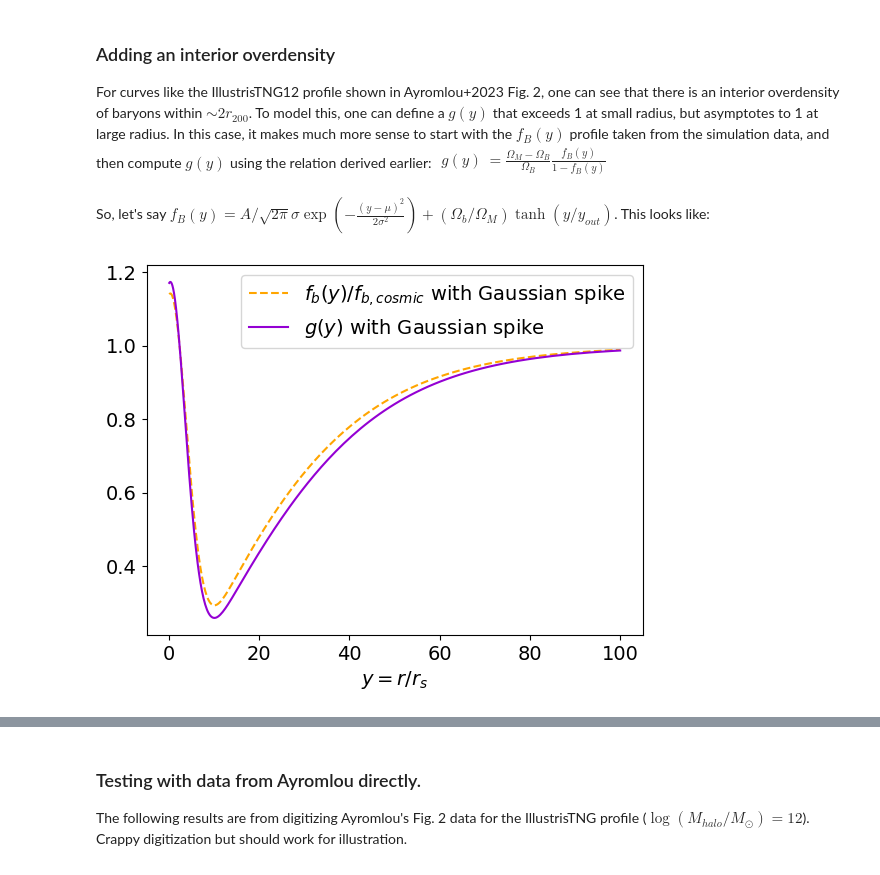
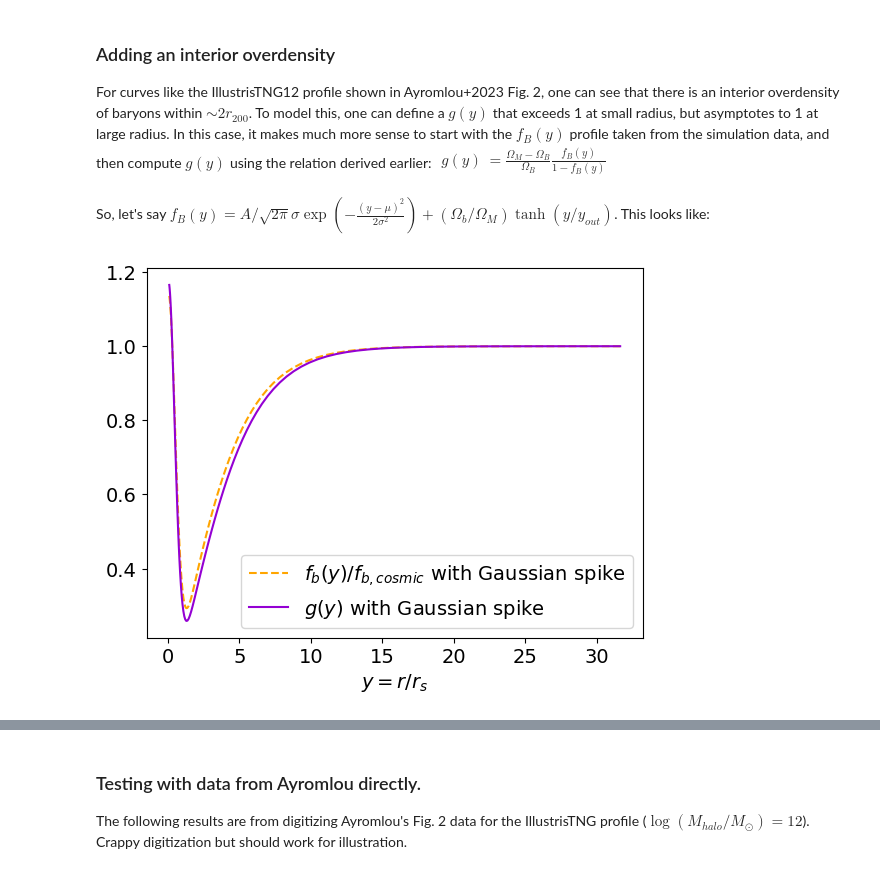
Before and after one commit to FRBs/FRB, a Jupyter notebook: docs/nb/generalized_halo_profile.ipynb, the cells around one changed output, grey strips where cells are left out. Cells and saved outputs as stored; diff of their text form; code cells hidden in the pictures.

```diff
--- a/docs/nb/generalized_halo_profile.ipynb
+++ b/docs/nb/generalized_halo_profile.ipynb
@@ -165,9 +165,8 @@ import matplotlib.pyplot as plt
 Omega_ratio = cosmo.Ob0 / (cosmo.Om0 - cosmo.Ob0)
 
 # Example y values from 0.1 to 100. Remember, y = r/r_s. Here r_s, the scale radius, is r_vir/c.
-# So for a halo with c = 7.67, y = 5 corresponds to r = r_vir * 5/7.67 ~ 0.65 r_vir
-# and y = 5*7.67 = 38.35 corresponds to r = 5 r_vir
-y_array = np.logspace(-1, 2, 100)
+# So for a halo with c = 1, y = 5 corresponds to r = r_vir * 5
+y_array = np.logspace(-1, 1.5, 100)
 
 def nfw_profile(y):
     return 1 / (y * (1 + y)**2)
@@ -217,27 +216,27 @@ So, let's say $f_B(y) = A/\sqrt{2\pi}\sigma\exp{\left(-\frac{(y-\mu)^2}{2\sigma^
 # %%
 def f_b_gaussian_spike(y, A, sigma, mu, y_out):
     return A * np.exp(-0.5 * ((y - mu)/sigma)**2) + cosmo.Ob0/cosmo.Om0 * np.tanh(y/y_out)
 
 def g_from_fb(y, f_b_func, **fb_args):
     return f_b_func(y, **fb_args) / (1 - f_b_func(y, **fb_args))/Omega_ratio
 
 def g_gaussian_spike(y, A, sigma, mu, y_out):
     return g_from_fb(y, f_b_gaussian_spike, A=A, sigma=sigma, mu=mu, y_out=y_out)
 
 def mass_enclosed_gaussian_spike(y, A, sigma, mu, y_out):
     return Omega_ratio * g_gaussian_spike(y, A, sigma, mu, y_out) * mass_enclosed_nfw(y)
 
 
-plt.plot(y_array, f_b_gaussian_spike(y_array, A=0.18, sigma=0.5*7.67, mu=0, y_out=38.35)/cosmo.Ob0*cosmo.Om0,
+plt.plot(y_array, f_b_gaussian_spike(y_array, A=0.18, sigma=0.5, mu=0, y_out=5)/cosmo.Ob0*cosmo.Om0,
          color="orange", ls="--", label=rf'$f_b(y)/f_{{b,cosmic}}$ with Gaussian spike')
-plt.plot(y_array, g_from_fb(y_array, f_b_gaussian_spike, A=0.18, sigma=0.5*7.67, mu=0, y_out=38.35),
+plt.plot(y_array, g_from_fb(y_array, f_b_gaussian_spike, A=0.18, sigma=0.5, mu=0, y_out=5),
          color="darkviolet", label=r'$g(y)$ with Gaussian spike')
 plt.xlabel(r"$y = r/r_{s}$")
 #plt.ylabel(r"$g(y)~or~f_b(y)/f_{b,cosmic}$")
 plt.legend()
 plt.show()
 # %% [output]
-[figure, old version]
+[figure, new version]
 # %%
 # Now define a baryon profile for a general g(y)
 
```
Also changed, not shown: parts of 5 cells of this notebook.
